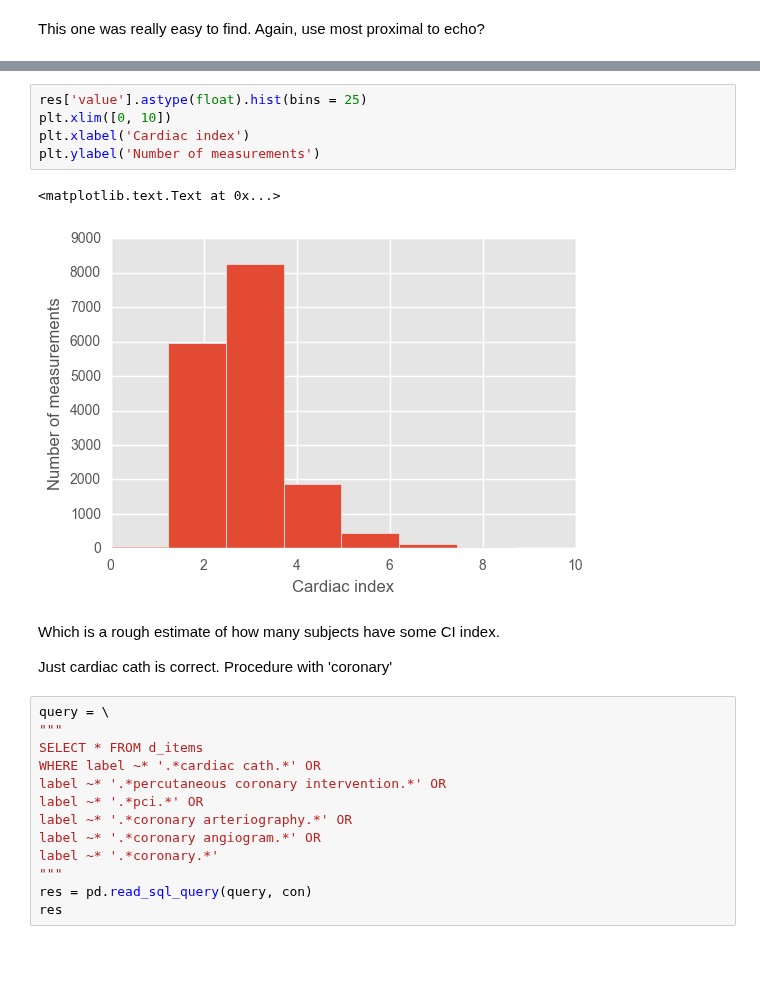
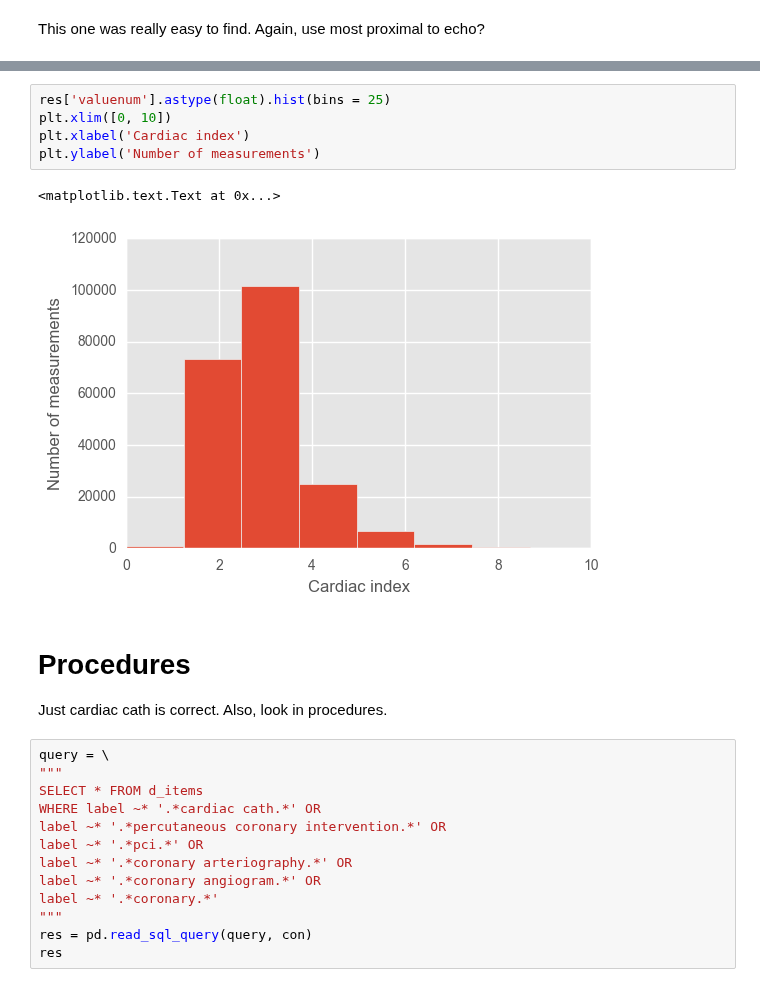
Before and after one commit to yhtgrace/echo, a Jupyter notebook: notebooks/161219_echo_outpatient_cardiogenic.ipynb, the cells around one changed output, grey strips where cells are left out. Saved outputs shown, nothing was run; the diff lists cells and outputs as text; blank space fills up the shorter version.

```diff
--- a/notebooks/161219_echo_outpatient_cardiogenic.ipynb
+++ b/notebooks/161219_echo_outpatient_cardiogenic.ipynb
@@ -157,15 +218,15 @@ Name: value, dtype: float64
 # %%
-res['value'].astype(float).hist(bins = 25)
+res['valuenum'].astype(float).hist(bins = 25)
 plt.xlim([0, 10])
 plt.xlabel('Cardiac index')
 plt.ylabel('Number of measurements')
 # %% [output]
 <matplotlib.text.Text at 0x...>
-[figure, old version]
+[figure, new version]
-# %% [markdown]
-Which is a rough estimate of how many subjects have some CI index.
-
-Just cardiac cath is correct. Procedure with 'coronary'
+# %% [markdown]
+# Procedures
+
+Just cardiac cath is correct. Also, look in procedures.
 # %%
 query = \
 """
```
Also changed, not shown: parts of 30 cells of this notebook, 1 other file.
